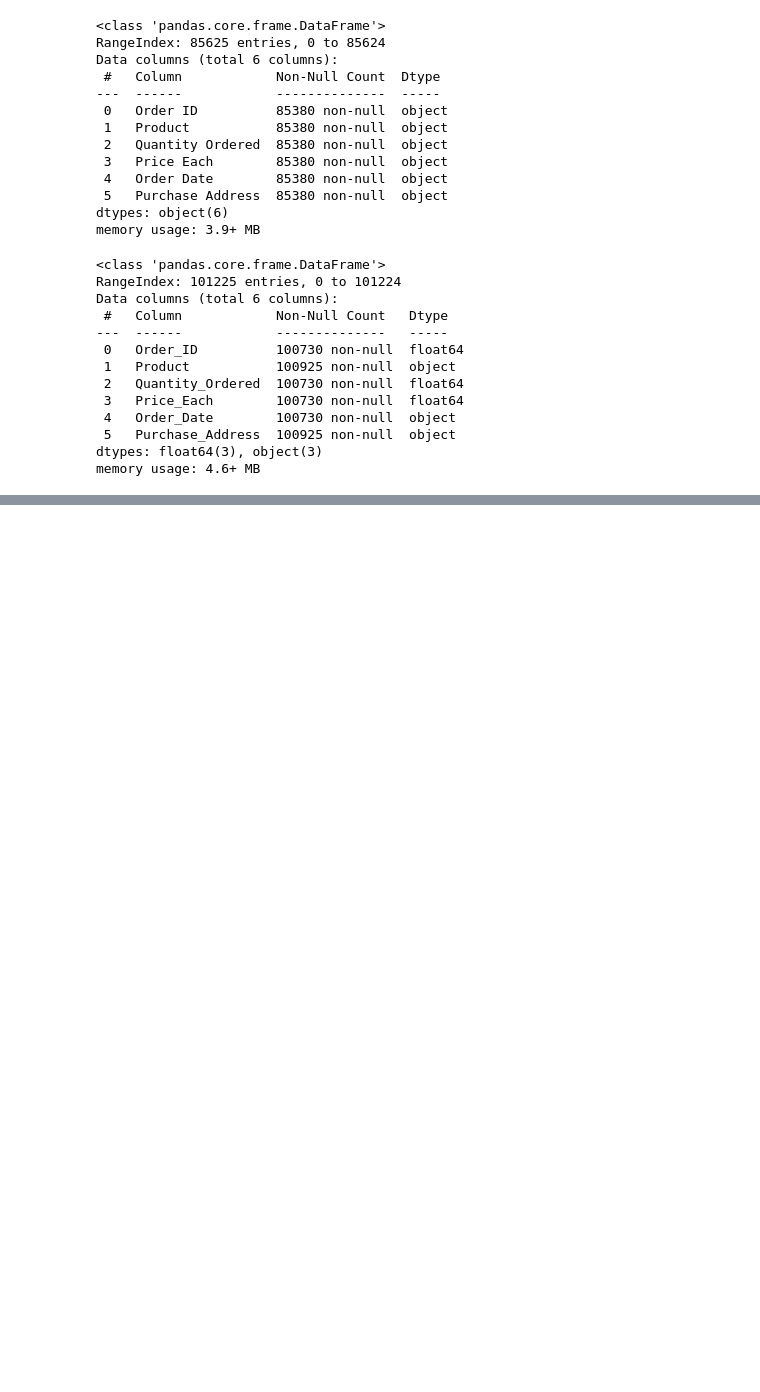
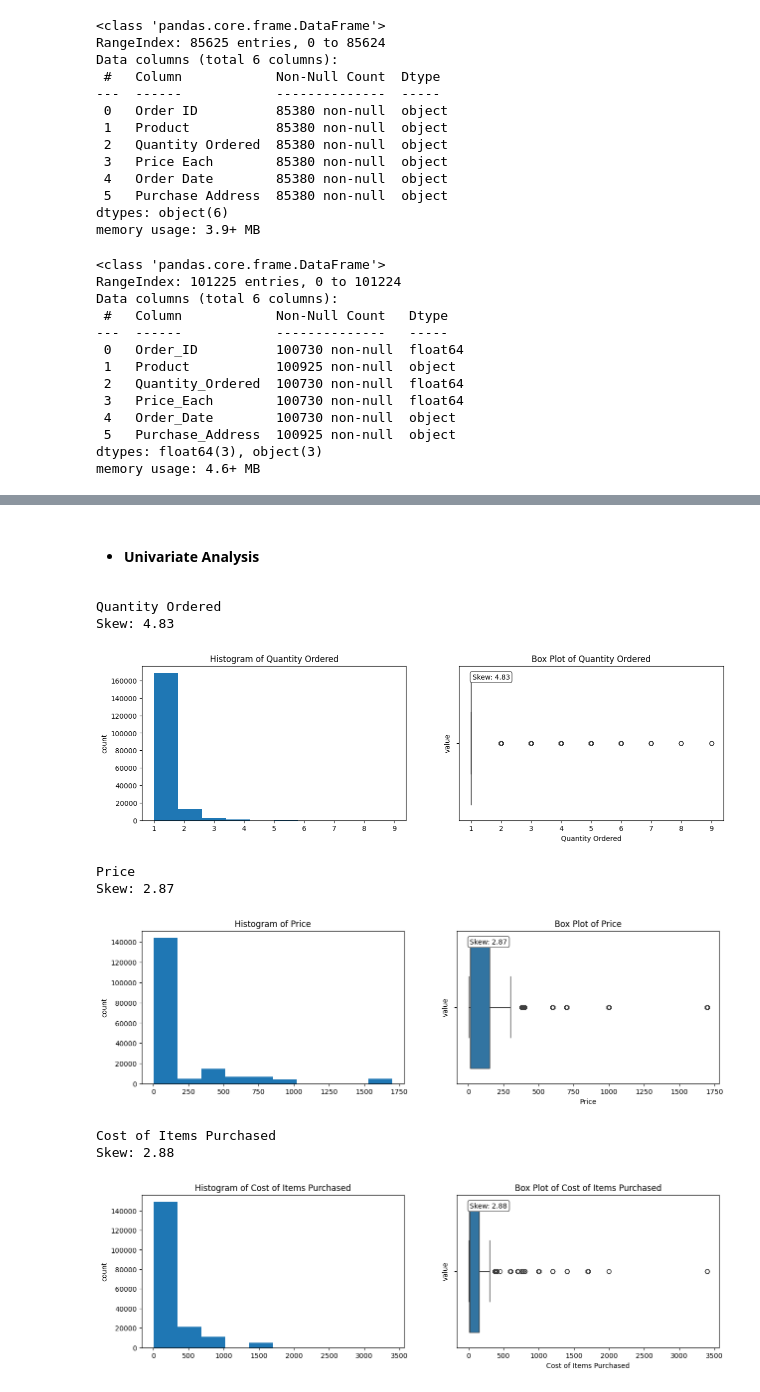
Before and after one commit to BamBamOguns/Sales_Analysis_And_Dashboarding, a Jupyter notebook: main.ipynb, the cells around one changed output, grey strips where cells are left out. Saved outputs shown, nothing was run; the diff lists cells and outputs as text; code cells hidden in the pictures; blank space fills up the shorter version.

```diff
--- a/main.ipynb
+++ b/main.ipynb
@@ -612,0 +870,6 @@ ValueError: cannot convert float NaN to integer
+# %%
+# Concatenate the DataFrames along the rows (axis = 0)
+combined_2019_sales = pd.concat([first_half_sales, second_half_sales], axis = 0, ignore_index = True)
+
+# View the combined DataFrame
+combined_2019_sales
@@ -612,0 +890,12 @@ ValueError: cannot convert float NaN to integer
+# %%
+# Create the new column 'Product Classes' based on the condition
+combined_2019_sales['Product Classes'] = np.where(combined_2019_sales['Price'] > 99.99,
+                                             'High-Level Product',
+                                             'Basic Level Product')
+
+
+# Create a new column 'Cost of Items Purchased' as the product of 'Price Each' and 'Quantity Ordered'
+combined_2019_sales['Cost of Items Purchased'] = combined_2019_sales['Price'] * combined_2019_sales['Quantity Ordered']
+
+# View the updated DataFrame
+combined_2019_sales
@@ -612,0 +948,46 @@ ValueError: cannot convert float NaN to integer
+# %% [markdown]
+- #### **Univariate Analysis**
+# %%
+# Univariate analysis for the 2 numerical columns
+
+# Define numerical columns excluding 'Order ID'
+num_cols = ['Quantity Ordered', 'Price', 'Cost of Items Purchased']
+
+for col in num_cols:
+    # Print column name and skewness
+    print(col)
+    skewness = round(combined_2019_sales[col].skew(), 2)
+    print(f'Skew: {skewness}')
+
+    # Create the figure and subplots
+    plt.figure(figsize = (15, 4))
+
+    # Histogram
+    plt.subplot(1, 2, 1)
+    combined_2019_sales[col].hist(grid=False)
+    plt.ylabel('count')
+    plt.title(f'Histogram of {col}')  # Add title to histogram
+
+    # Boxplot with skewness indicator
+    plt.subplot(1, 2, 2)
+    sns.boxplot(x = combined_2019_sales[col])
+    plt.ylabel('value')
+    plt.title(f'Box Plot of {col}')  # Add title to boxplot
+
+    # Add a text annotation to show skewness value on the boxplot
+    ax = plt.gca()  # Get the current axes
+    props = dict(boxstyle = "round", facecolor = "white", edgecolor = "0.3")
+    text_skewness = f"Skew: {skewness}"
+    ax.text(0.05, 0.95, text_skewness, transform = ax.transAxes, fontsize = 10, verticalalignment = "top", bbox = props)
+
+    plt.show()
+# %% [output]
+Quantity Ordered
+Skew: 4.83
+[figure, added]
+Price
+Skew: 2.87
+[figure, added]
+Cost of Items Purchased
+Skew: 2.88
+[figure, added]
```
Also changed, not shown: parts of 42 cells of this notebook.
